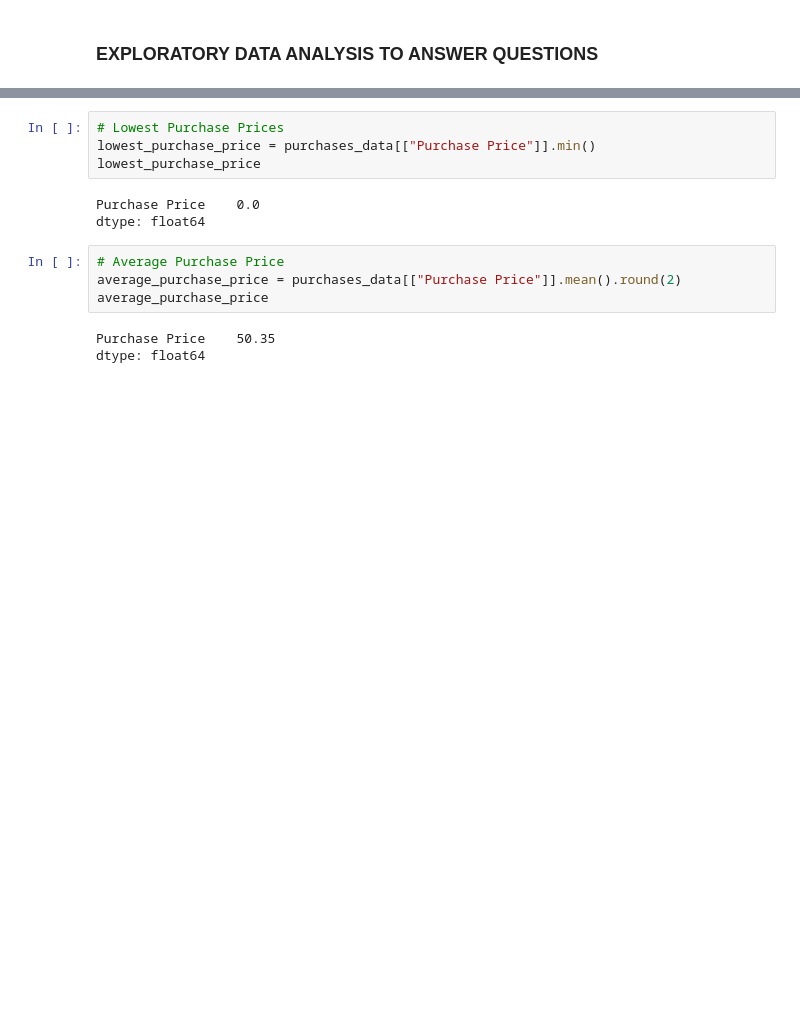
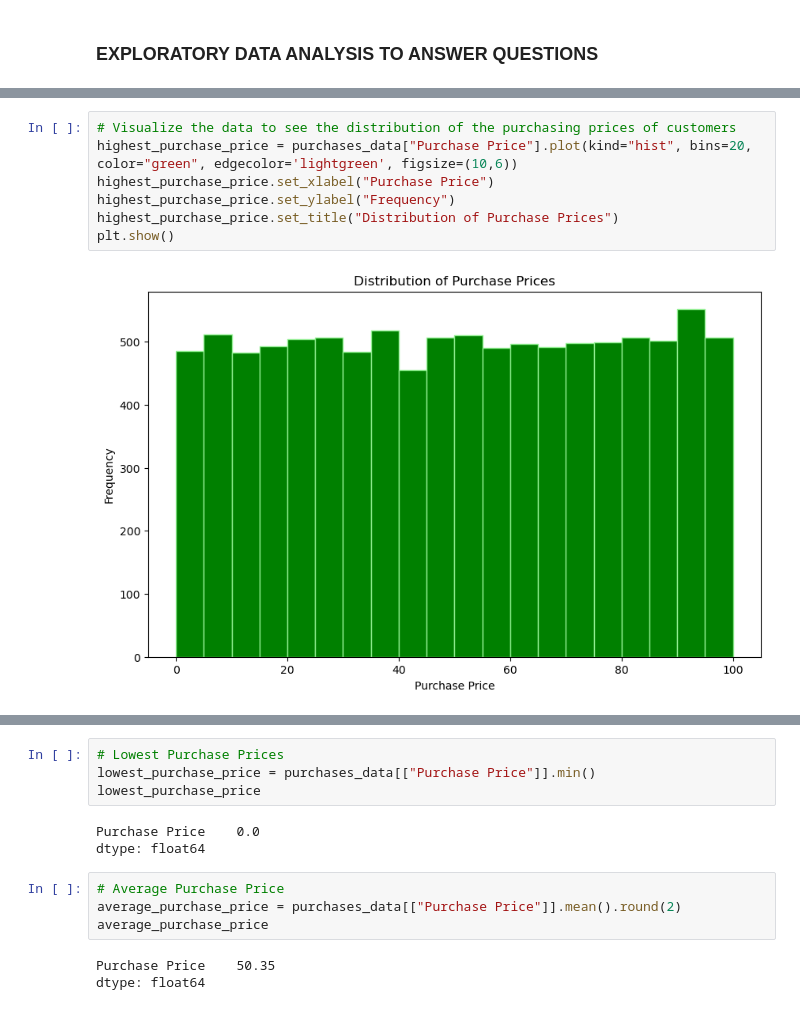
Before and after one commit to Sunday-Oladokun/E-Commerce-EDA-Project, a Jupyter notebook: E-Commerce Sales.ipynb, the cells around one changed output, grey strips where cells are left out. Drawn from its saved outputs; the diff is of its cells as text; blank space fills up the shorter version.

```diff
--- a/E-Commerce Sales.ipynb
+++ b/E-Commerce Sales.ipynb
@@ -120,0 +117,9 @@ dtype: float64
+# %%
+# Visualize the data to see the distribution of the purchasing prices of customers
+highest_purchase_price = purchases_data["Purchase Price"].plot(kind="hist", bins=20, color="green", edgecolor='lightgreen', figsize=(10,6))
+highest_purchase_price.set_xlabel("Purchase Price")
+highest_purchase_price.set_ylabel("Frequency")
+highest_purchase_price.set_title("Distribution of Purchase Prices")
+plt.show()
+# %% [output]
+[figure, added]
```
Also changed, not shown: parts of 22 cells of this notebook, 1 other file.
